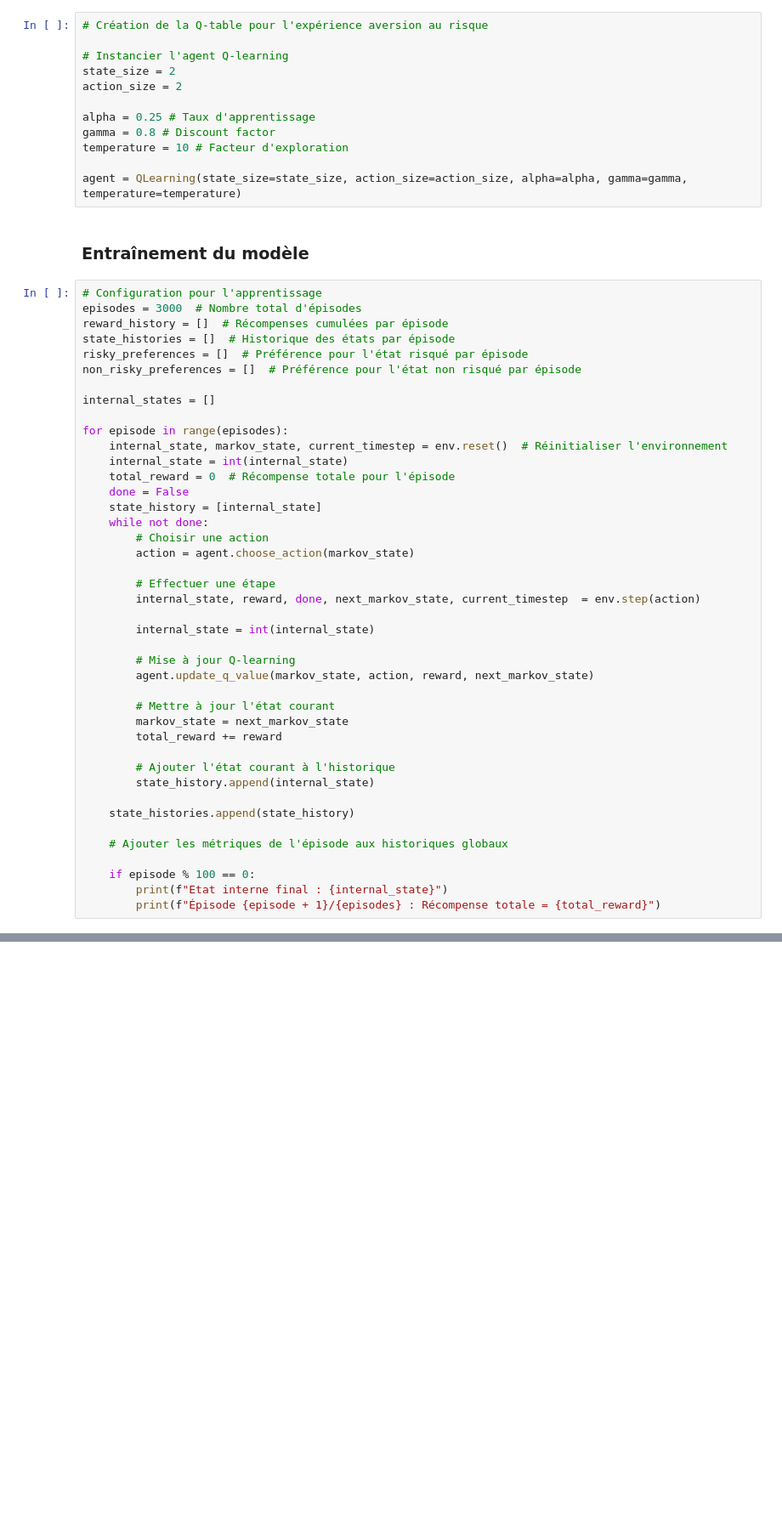
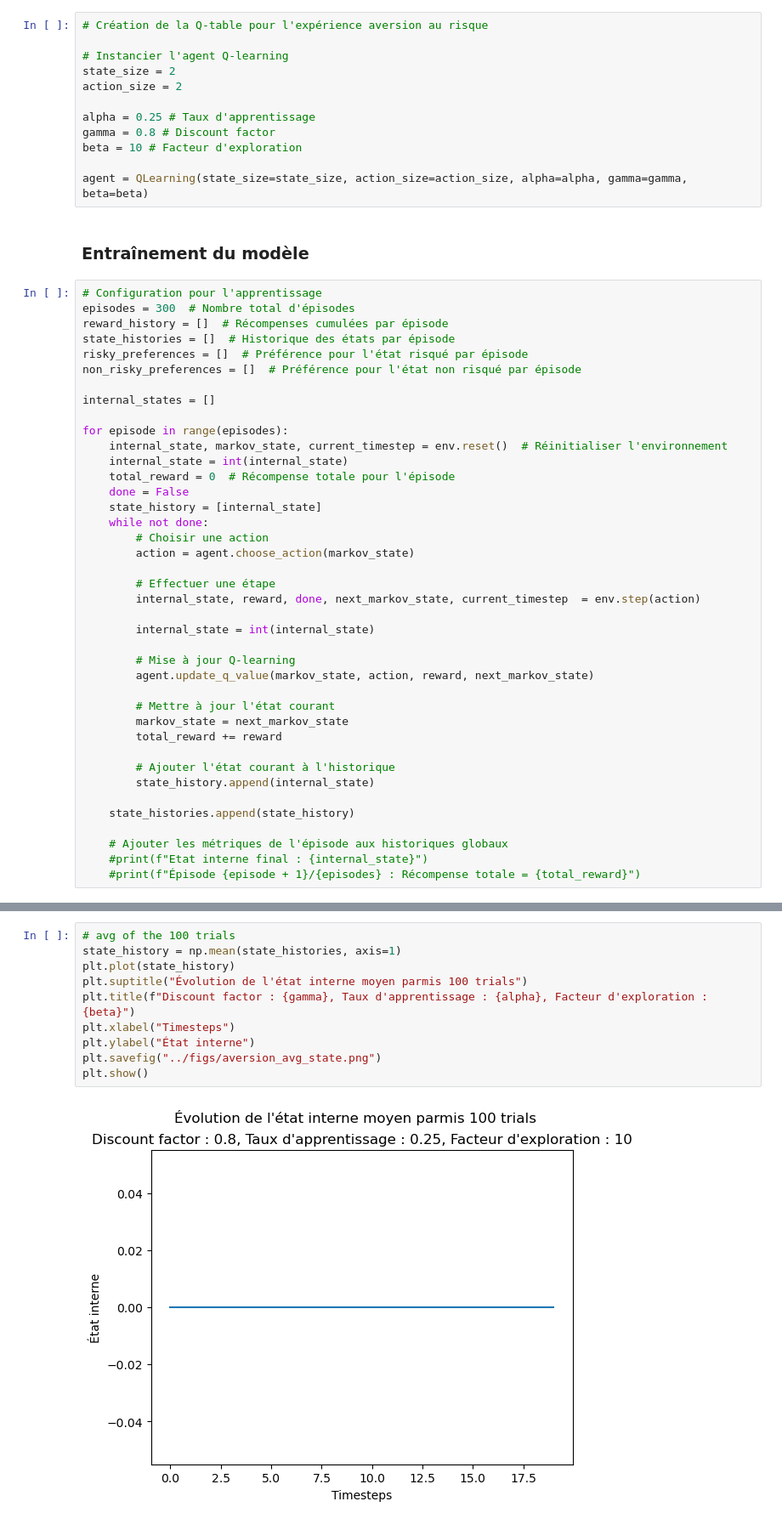
Before and after one commit to TsunomakiWatamelon/Homeostatic-Reinforcement-Learning, a Jupyter notebook: src/experiments/risk_aversion.ipynb, the cells around one changed output, grey strips where cells are left out. Shown: that part at 85% size. Cells and saved outputs as stored; diff of their text form; blank space fills up the shorter version.

```diff
--- a/src/experiments/risk_aversion.ipynb
+++ b/src/experiments/risk_aversion.ipynb
@@ -53,14 +53,14 @@ action_size = 2
 
 alpha = 0.25 # Taux d'apprentissage
 gamma = 0.8 # Discount factor
-temperature = 10 # Facteur d'exploration
+beta = 10 # Facteur d'exploration
 
-agent = QLearning(state_size=state_size, action_size=action_size, alpha=alpha, gamma=gamma, temperature=temperature)
+agent = QLearning(state_size=state_size, action_size=action_size, alpha=alpha, gamma=gamma, beta=beta)
 # %% [markdown]
 ### Entraînement du modèle
 # %%
 # Configuration pour l'apprentissage
-episodes = 3000  # Nombre total d'épisodes
+episodes = 300  # Nombre total d'épisodes
 reward_history = []  # Récompenses cumulées par épisode
 state_histories = []  # Historique des états par épisode
 risky_preferences = []  # Préférence pour l'état risqué par épisode
@@ -96,7 +96,5 @@ for episode in range(episodes):
     state_histories.append(state_history)
 
     # Ajouter les métriques de l'épisode aux historiques globaux
-
-    if episode % 100 == 0:
-        print(f"Etat interne final : {internal_state}")
-        print(f"Épisode {episode + 1}/{episodes} : Récompense totale = {total_reward}")
+    #print(f"Etat interne final : {internal_state}")
+    #print(f"Épisode {episode + 1}/{episodes} : Récompense totale = {total_reward}")
@@ -158,3 +124,15 @@ plt.plot(state_history)
+# %%
+# avg of the 100 trials
+state_history = np.mean(state_histories, axis=1)
+plt.plot(state_history)
+plt.suptitle("Évolution de l'état interne moyen parmis 100 trials")
+plt.title(f"Discount factor : {gamma}, Taux d'apprentissage : {alpha}, Facteur d'exploration : {beta}")
+plt.xlabel("Timesteps")
+plt.ylabel("État interne")
+plt.savefig("../figs/aversion_avg_state.png")
+plt.show()
+# %% [output]
+[figure, added]
 # %%
 print(agent.q_table)
 # %% [output]
```
Also changed, not shown: parts of 4 cells of this notebook, 4 other files.
